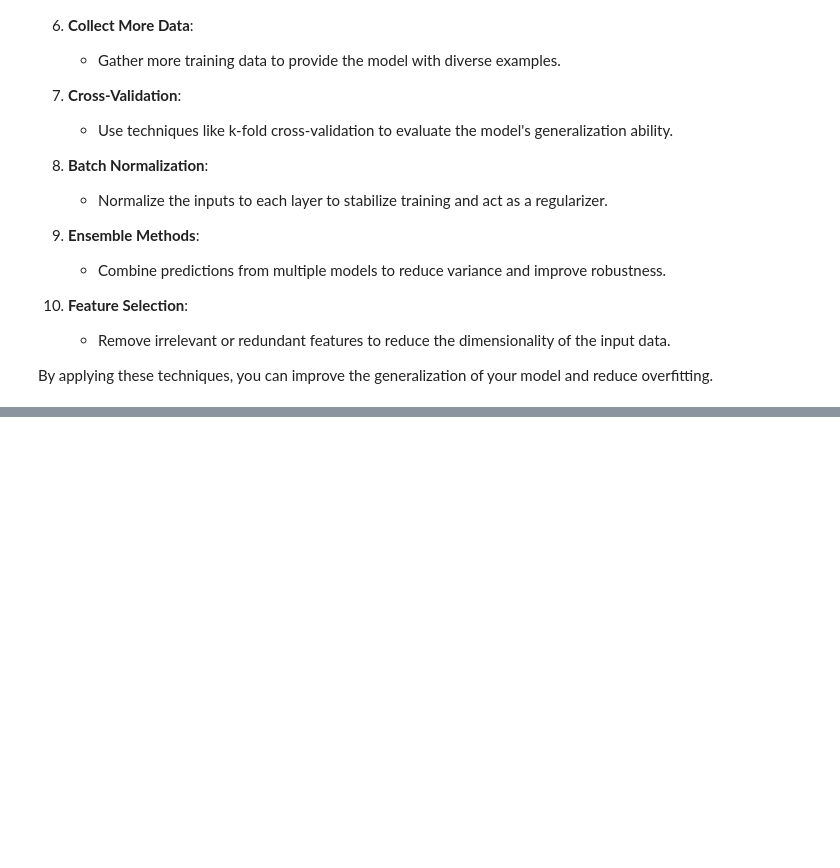
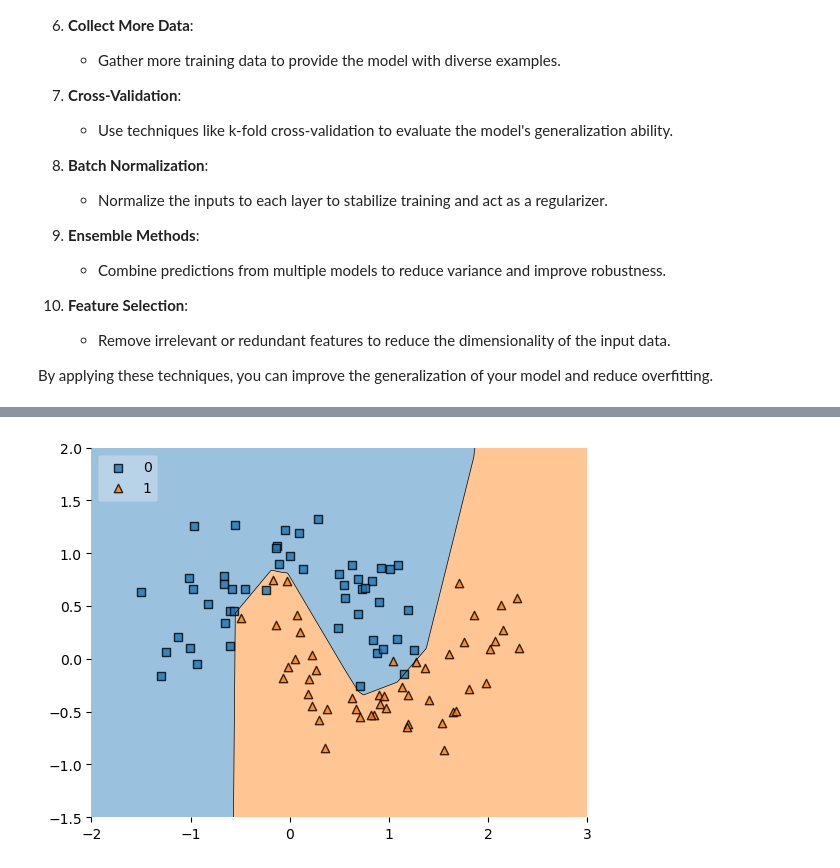
Before and after one commit to ruddropust/Deep-Learning, a Jupyter notebook: CampusX/Improvement NN/class26_Regularization in Deep Learning.ipynb, the cells around one changed output, grey strips where cells are left out. Drawn from its saved outputs; the diff is of its cells as text; code cells hidden in the pictures; blank space fills up the shorter version.

```diff
--- a/CampusX/Improvement NN/class26_Regularization in Deep Learning.ipynb
+++ b/CampusX/Improvement NN/class26_Regularization in Deep Learning.ipynb
@@ -142,0 +173,8 @@ Model: "sequential"
+# %%
+model2 = Sequential()
+
+model2.add(Dense(128,input_dim=2, activation="relu",kernel_regularizer=tensorflow.keras.regularizers.l1(0.001)))
+model2.add(Dense(128, activation="relu",kernel_regularizer=tensorflow.keras.regularizers.l1(0.001)))
+model2.add(Dense(1,activation='sigmoid'))
+
+model2.summary()
@@ -142,0 +195,11 @@ Model: "sequential"
+# %%
+adam = Adam(learning_rate=0.01)
+model2.compile(loss='binary_crossentropy', optimizer=adam, metrics=['accuracy'])
+
+history2 = model2.fit(X, y, epochs=2000, validation_split = 0.2,verbose=0)
+# %%
+plot_decision_regions(X, y.astype('int'), clf=model2, legend=2)
+plt.xlim(-2,3)
+plt.ylim(-1.5,2)
+plt.show()
+# %% [output]
@@ -142,0 +207 @@ Model: "sequential"
+[figure, added]
```
Also changed, not shown: parts of 15 cells of this notebook.
